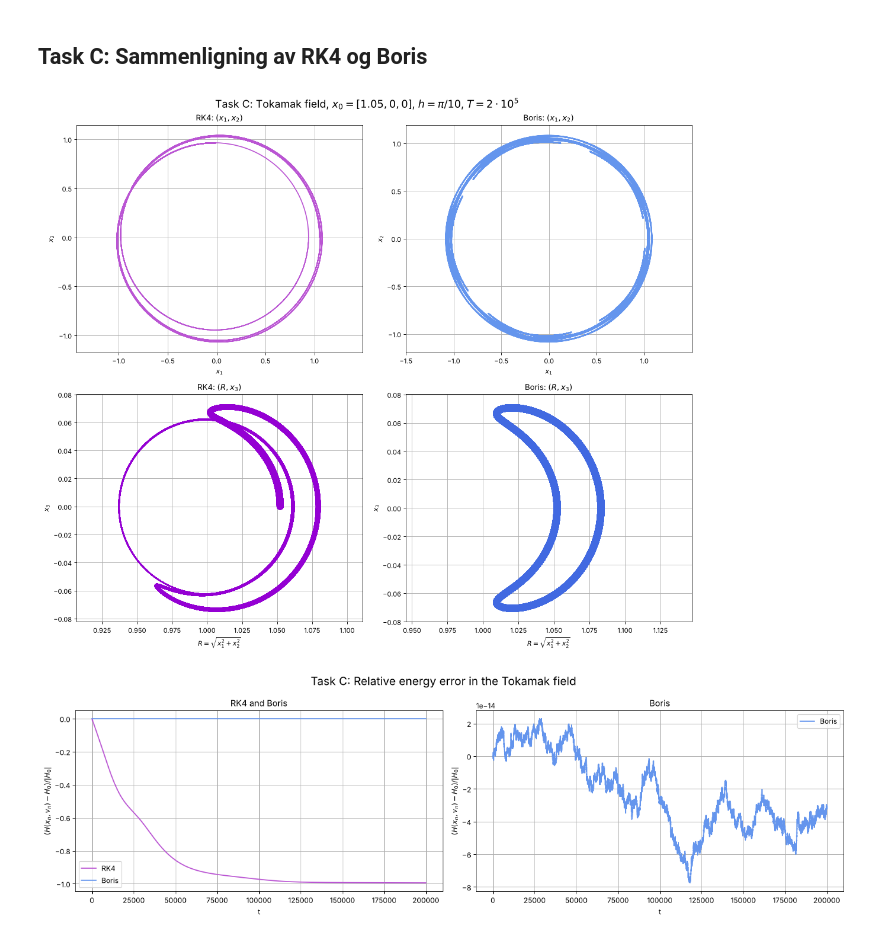
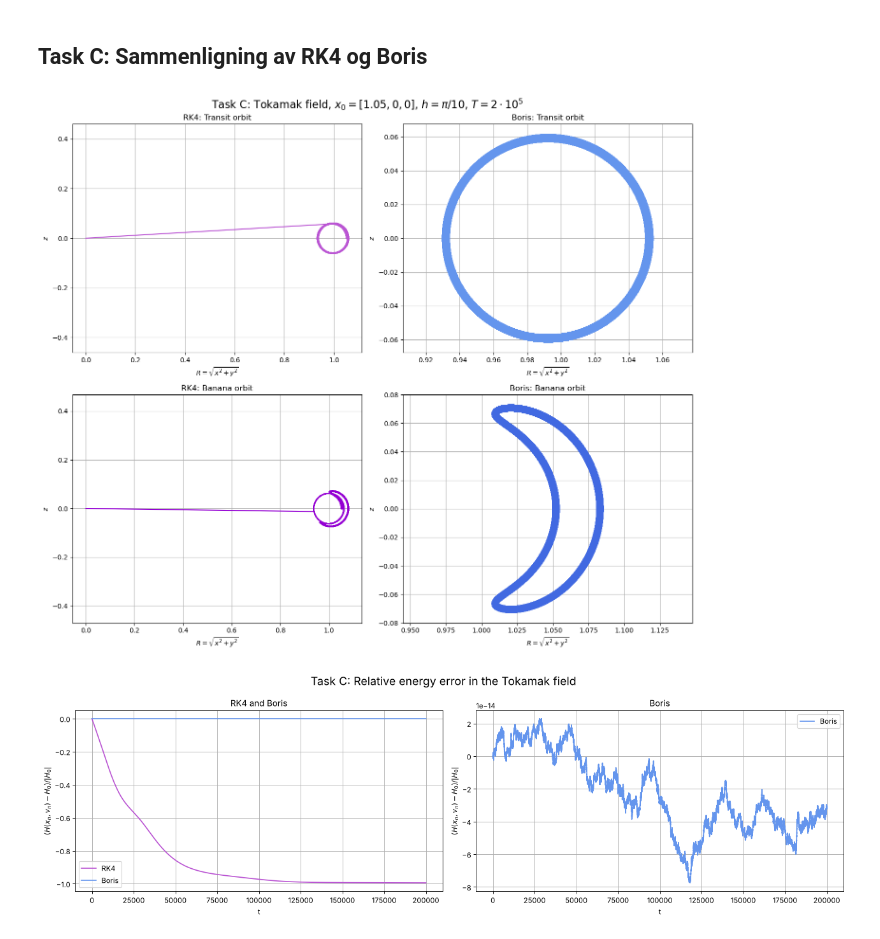
Before and after one commit to emilieklaussen/Nummat-prosjekt-2, a Jupyter notebook: prosjekt2_sortert.ipynb, the cells around one changed output. Saved outputs shown, nothing was run; the diff lists cells and outputs as text; code cells hidden in the pictures.

Commit message:
changed plot in exercise C

```diff
--- a/prosjekt2_sortert.ipynb
+++ b/prosjekt2_sortert.ipynb
@@ -1458,5 +1421,13 @@ plt.plot(R_boris_C, x_c_boris[2], color = "cornflowerblue", label = "boris R_axi
 # %%
-T_c_new = 2e5
-t_span_c_boris = (0,T_c_new)
-t_eval_c_boris = np.linspace(0,T_c_new, n_steps_c)
-initial_condition_tokamak_C = np.concatenate((x0_tokamak_C, v0_tokamak_C))
+
+t_span_c_boris = (0,T_C)
+t_eval_c_boris = np.linspace(0,T_C, n_steps_C)
+
+R_boris_C_banana = np.sqrt(x_c_boris_banana[0]**2 + x_c_boris_banana[1]**2)
+R_boris_C_transit = np.sqrt(x_c_boris_transit[0]**2 + x_c_boris_transit[1]**2)
+
+energy_tokamak_boris_C = energy(x_c_boris_banana,v_c_boris_banana,U_tokamak)
+
+E0_tokamak_boris = energy_tokamak_boris_C[0]
+
+error_energy_tokamak_boris = (energy_tokamak_boris_C - E0_tokamak_boris)/np.abs(E0_tokamak_boris)
@@ -1478,40 +1436,40 @@ plt.plot(t_eval_c_boris, error_energy_tokamak_boris, color= "cornflowerblue", la
 # %%
 # TASK C: TRAJECTORIES FOR RK4 AND BORIS SIDE BY SIDE (cf. Fig. 6 in He et al. 2015)
 fig, axes = plt.subplots(2, 2, figsize=(14, 12))
 
-#RK4, (x1, x2)-plane
-axes[0, 0].plot(x_arr_tokamak_RK4_C[:, 0], x_arr_tokamak_RK4_C[:, 1], color="mediumorchid")
-axes[0, 0].set_title(r"RK4: $(x_1, x_2)$")
+#RK4, (R,z)-plane, Transit orbit
+axes[0, 0].plot(R_RK4_C_transit, x_arr_tokamak_RK4_C_transit[:, 2], color="mediumorchid")
+axes[0, 0].set_title("RK4: Transit orbit")
 
-#Boris, (x1, x2)-plane
-axes[0, 1].plot(x_c_boris[0], x_c_boris[1], color="cornflowerblue")
-axes[0, 1].set_title(r"Boris: $(x_1, x_2)$")
+#Boris, (R, z)-plane, Transit orbit
+axes[0, 1].plot(R_boris_C_transit, x_c_boris_transit[2], color="cornflowerblue")
+axes[0, 1].set_title("Boris: Transit orbit")
 
-for ax in axes[0]:
-    ax.set_xlabel(r"$x_1$")
-    ax.set_ylabel(r"$x_2$")
+#RK4, (R, z)-plane, Banana orbit
+axes[1, 0].plot(R_RK4_C_banana, x_arr_tokamak_RK4_C_banana[:, 2], color="darkviolet")
+axes[1, 0].set_title("RK4: Banana orbit")
 
-#RK4, (R, x3)-plane
-axes[1, 0].plot(np.sqrt(x_arr_tokamak_RK4_C[:, 0]**2 + x_arr_tokamak_RK4_C[:, 1]**2), x_arr_tokamak_RK4_C[:, 2], color="darkviolet")
-axes[1, 0].set_title(r"RK4: $(R, x_3)$")
+#Boris, (R, z)-plane, Banana orbit
+axes[1, 1].plot(R_boris_C_banana, x_c_boris_banana[2], color="royalblue")
+axes[1, 1].set_title("Boris: Banana orbit")
 
-#Boris, (R, x3)-plane
-axes[1, 1].plot(np.sqrt(x_c_boris[0]**2 + x_c_boris[1]**2), x_c_boris[2], color="royalblue")
-axes[1, 1].set_title(r"Boris: $(R, x_3)$")
-
-for ax in axes[1]:
-    ax.set_xlabel(r"$R=\sqrt{x_1^2+x_2^2}$")
-    ax.set_ylabel(r"$x_3$")
+"""for i in range(2):
+    for j in range(2):
+       axes[i,j].set_xlabel(r"$R=\sqrt{x^2+y^2}$")
+       axes[i,j].set_ylabel(r"$z$")
+"""
 
 for ax in axes.flat:
+    ax.set_xlabel(r"$R=\sqrt{x^2+y^2}$")
+    ax.set_ylabel(r"$z$")
     ax.axis("equal")
     ax.grid(True)
 
 fig.suptitle(r"Task C: Tokamak field, $x_0 = [1.05, 0, 0]$, $h = \pi/10$, $T = 2\cdot 10^5$", fontsize=16)
 plt.tight_layout()
 plt.show()
 # %% [output]
-[figure, old version]
+[figure, new version]
 # %%
 # TASK C: RELATIVE ENERGY ERROR FOR RK4 AND BORIS (cf. Fig. 7 in He et al. 2015)
 fig, axes = plt.subplots(1, 2, figsize=(16, 5))
```
Also changed, not shown: parts of 22 cells of this notebook.
